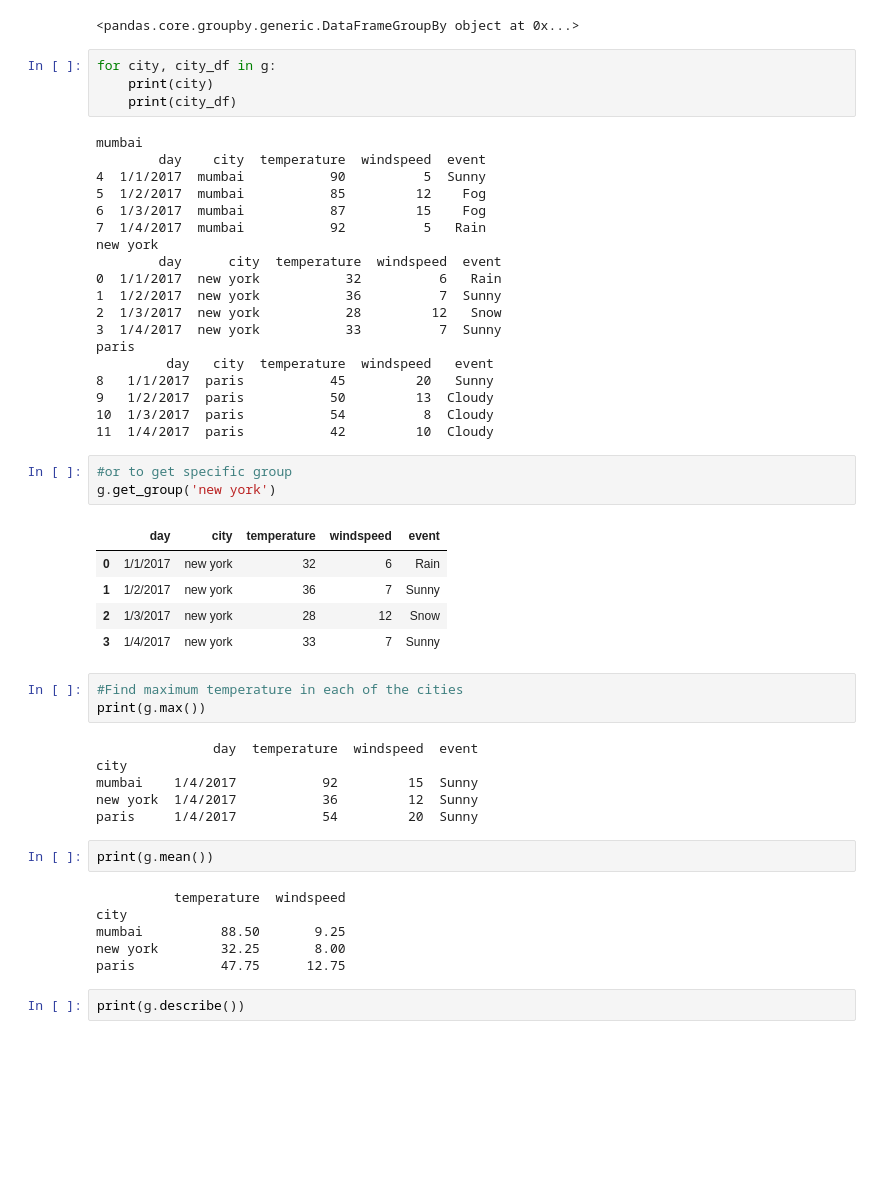
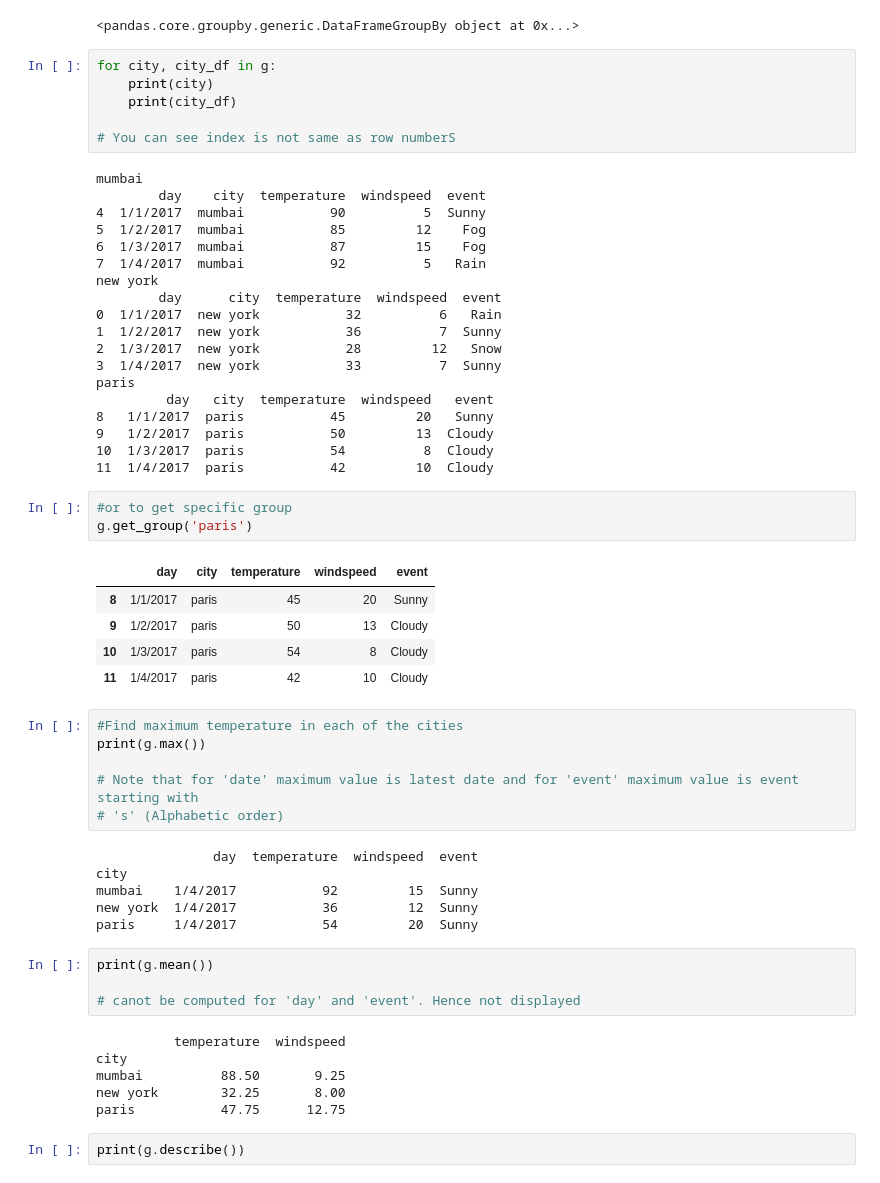
Before and after one commit to Spadigha/Applied-Machine-Learning, a Jupyter notebook: 07-Pandas-dataframes/07.03-Data-frameKey-Operations/key_operations_on_dataframes.ipynb, the cells around one changed output. Saved outputs shown, nothing was run; the diff lists cells and outputs as text; blank space fills up the shorter version.

```diff
--- a/07-Pandas-dataframes/07.03-Data-frameKey-Operations/key_operations_on_dataframes.ipynb
+++ b/07-Pandas-dataframes/07.03-Data-frameKey-Operations/key_operations_on_dataframes.ipynb
@@ -93,6 +93,8 @@ g
 for city, city_df in g:
     print(city)
     print(city_df)
+
+# You can see index is not same as row numberS
 # %% [output]
 mumbai
         day    city  temperature  windspeed  event
@@ -114,30 +116,35 @@ paris
 11  1/4/2017  paris           42         10  Cloudy
 # %%
 #or to get specific group
-g.get_group('new york')
+g.get_group('paris')
 # %% [output]
 |  | day | city | temperature | windspeed | event |
-| 0 | 1/1/2017 | new york | 32 | 6 | Rain |
-| 1 | 1/2/2017 | new york | 36 | 7 | Sunny |
-| 2 | 1/3/2017 | new york | 28 | 12 | Snow |
-| 3 | 1/4/2017 | new york | 33 | 7 | Sunny |
+| 8 | 1/1/2017 | paris | 45 | 20 | Sunny |
+| 9 | 1/2/2017 | paris | 50 | 13 | Cloudy |
+| 10 | 1/3/2017 | paris | 54 | 8 | Cloudy |
+| 11 | 1/4/2017 | paris | 42 | 10 | Cloudy |
 # %%
 #Find maximum temperature in each of the cities
 print(g.max())
+
+# Note that for 'date' maximum value is latest date and for 'event' maximum value is event starting with
+# 's' (Alphabetic order)
 # %% [output]
                day  temperature  windspeed  event
 city
 mumbai    1/4/2017           92         15  Sunny
 new york  1/4/2017           36         12  Sunny
 paris     1/4/2017           54         20  Sunny
-# %%
-print(g.mean())
-# %% [output]
-          temperature  windspeed
-city
-mumbai          88.50       9.25
-new york        32.25       8.00
-paris           47.75      12.75
+# %%
+print(g.mean())
+
+# canot be computed for 'day' and 'event'. Hence not displayed
+# %% [output]
+          temperature  windspeed
+city
+mumbai          88.50       9.25
+new york        32.25       8.00
+paris           47.75      12.75
 # %%
 print(g.describe())
 # %% [output]
```
Also changed, not shown: parts of 8 cells of this notebook, 1 other file.
